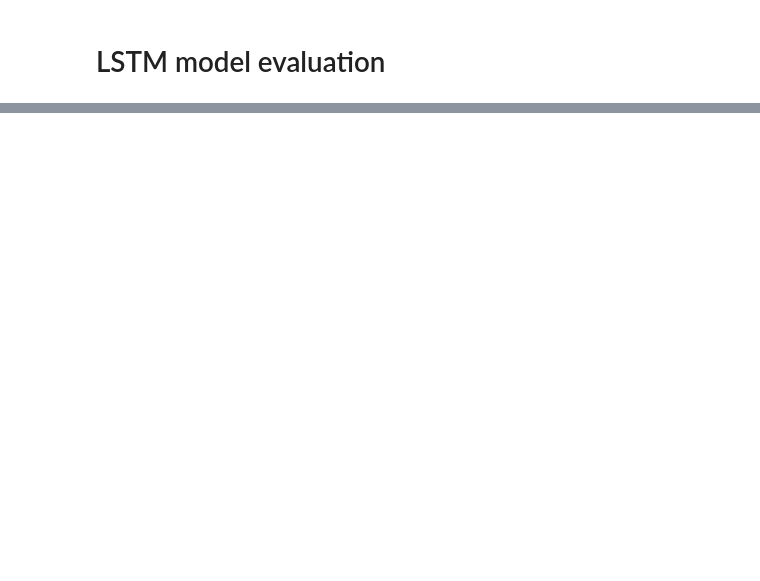
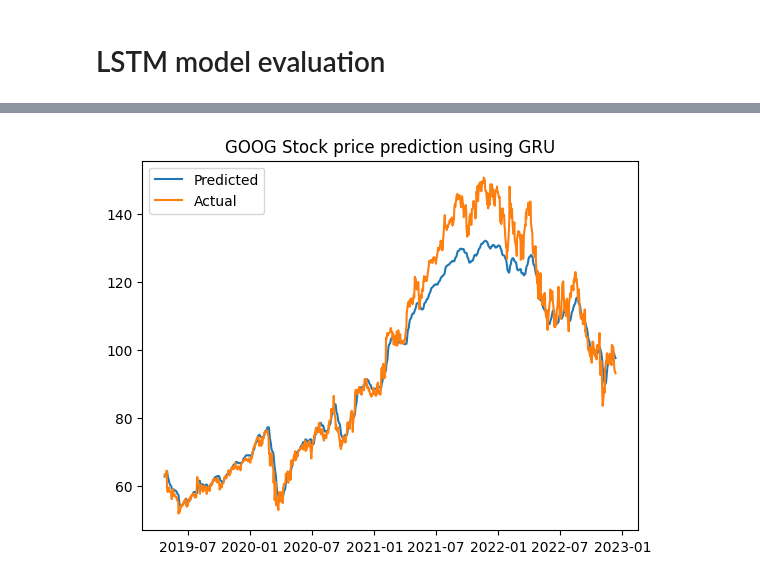
Before and after one commit to ifboelhasrin/DLF_A3, a Jupyter notebook: ass3_goog_rnn.ipynb, the cells around one changed output, grey strips where cells are left out. Saved outputs shown, nothing was run; the diff lists cells and outputs as text; code cells hidden in the pictures; blank space fills up the shorter version.

```diff
--- a/ass3_goog_rnn.ipynb
+++ b/ass3_goog_rnn.ipynb
@@ -329,0 +393,15 @@ plt.show()
+# %%
+# Descale the data and use date as index
+y_test_pred_goog = scaler.inverse_transform(y_test_pred)
+y_test_gru_goog = scaler.inverse_transform(y_test_gru)
+y_test_pred_goog = pd.DataFrame(y_test_pred_goog, index=data_goog.index[-y_test_pred_goog.shape[0]:])
+y_test_gru_goog = pd.DataFrame(y_test_gru_goog, index=data_goog.index[-y_test_gru_goog.shape[0]:])
+# %%
+# Display stock price prediction vs data
+plt.plot(y_test_pred_goog, label="Predicted")
+plt.plot(y_test_gru_goog, label="Actual")
+plt.title('GOOG Stock price prediction using GRU')
+plt.legend()
+plt.show()
+# %% [output]
+[figure, added]
```
Also changed, not shown: parts of 16 cells of this notebook, 1 other file.
